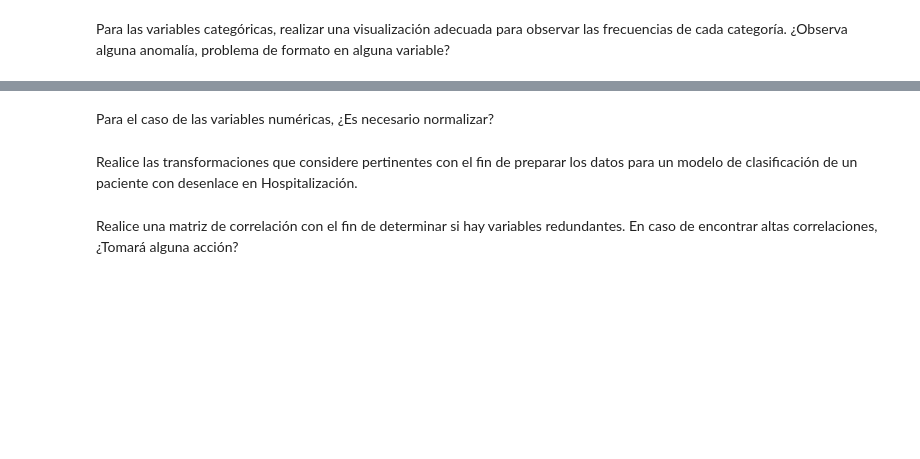
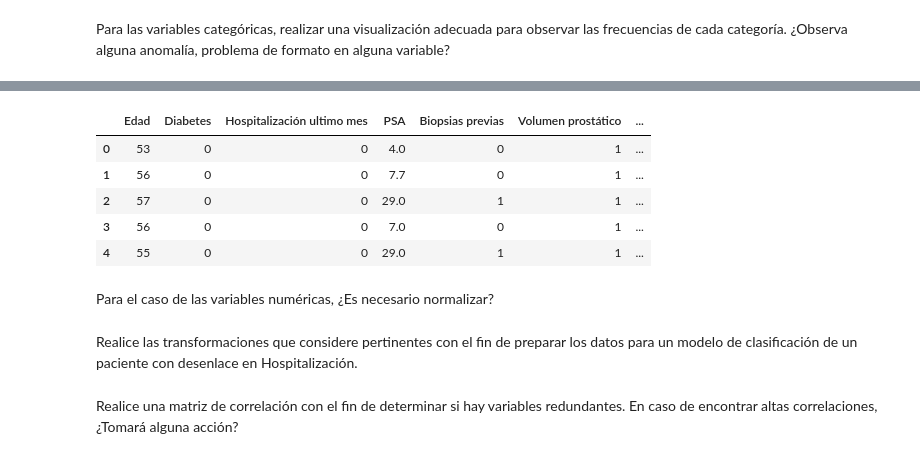
Before and after one commit to JUrielCerecero/proyecto-machine-learning-clasificacion-enfermedades, a Jupyter notebook: Proyecto_Integrador_2A_Preparacion_de_datos.ipynb, the cells around one changed output, grey strips where cells are left out. Cells and saved outputs as stored; diff of their text form; code cells hidden in the pictures; blank space fills up the shorter version.

```diff
--- a/Proyecto_Integrador_2A_Preparacion_de_datos.ipynb
+++ b/Proyecto_Integrador_2A_Preparacion_de_datos.ipynb
@@ -197,2 +305,19 @@ Revisen la cantidad de nulos que tiene cada columna. ¿Es necesario eliminar alg
+# %%
+#eliminamos columnas que no tienen relacion directa con la hospitalización, ya que ninugna tiene relacion directa con que sean hospitzalizdos
+#el tipo de cultivo solo indica cual es el tipo de estudio que se realiza, mas no afecta a la salud del paciente
+dfhosp_limpio.drop(columns=['Catéter urinario en profilaxis','Enf. crónica pulmonar obstructiva','Tipo de cultivo'],inplace=True)
+# %%
+dfhospdummies=dfhosp_limpio.copy()
+si_no={'Si':1,'No':0}
+for a in dfhosp_limpio.columns:
+   dfhospdummies[a]=dfhosp_limpio[a].replace(si_no)
+dfhospdummies.head()
+# %% [output]
+|  | Edad | Diabetes | Hospitalización ultimo mes | PSA | Biopsias previas | Volumen prostático | ... |
+| 0 | 53 | 0 | 0 | 4.0 | 0 | 1 | ... |
+| 1 | 56 | 0 | 0 | 7.7 | 0 | 1 | ... |
+| 2 | 57 | 0 | 0 | 29.0 | 1 | 1 | ... |
+| 3 | 56 | 0 | 0 | 7.0 | 0 | 1 | ... |
+| 4 | 55 | 0 | 0 | 29.0 | 1 | 1 | ... |
 # %% [markdown]
 Para el caso de las variables numéricas, ¿Es necesario normalizar?
```
Also changed, not shown: parts of 19 cells of this notebook.
